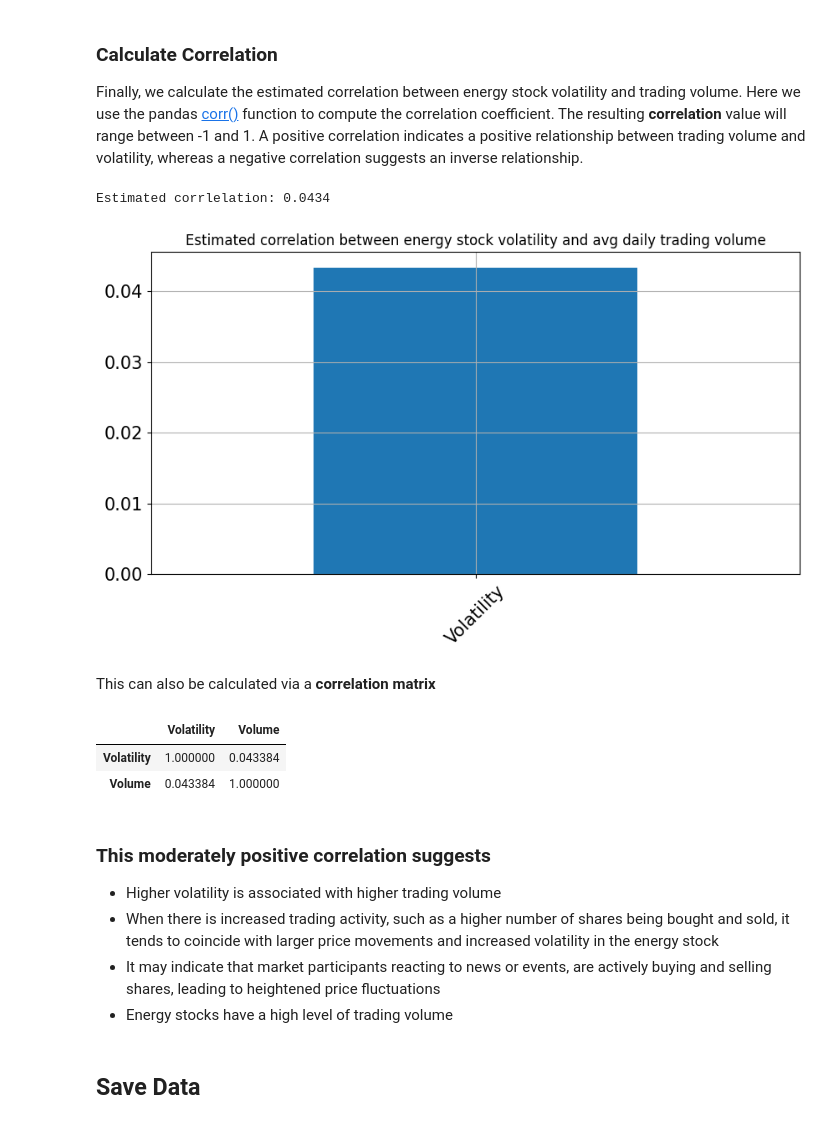
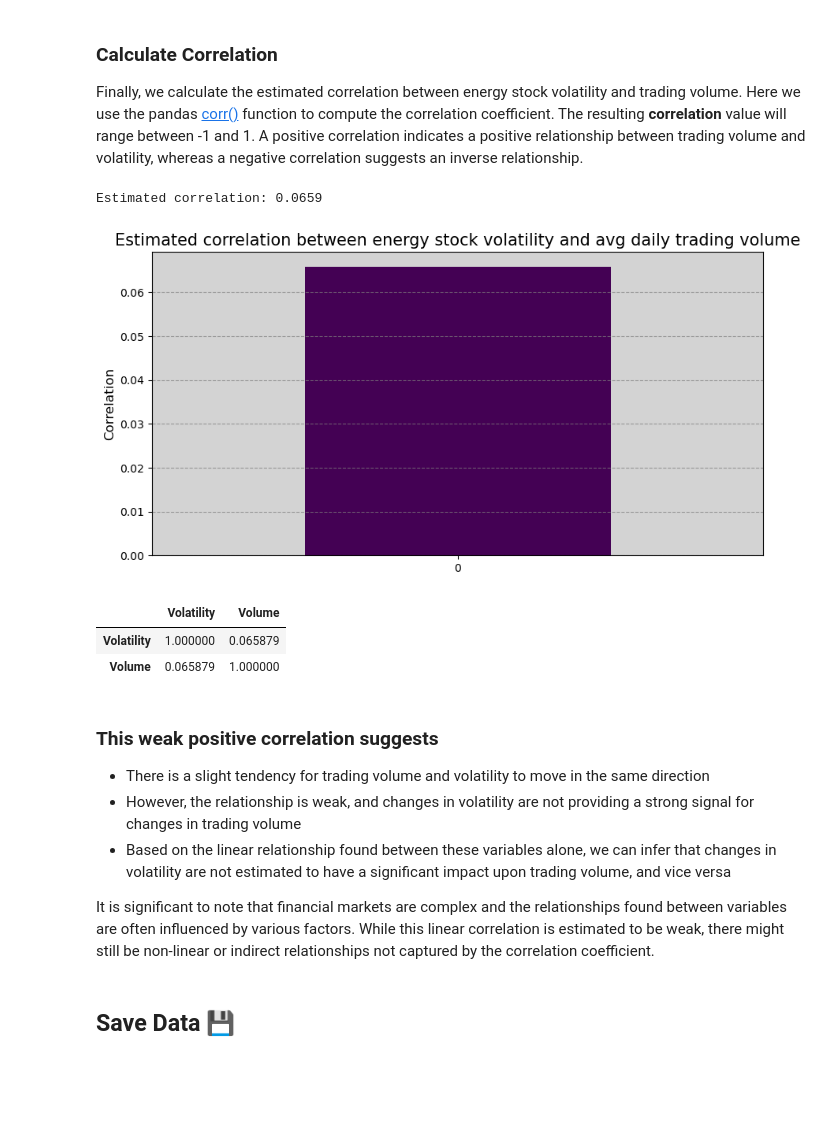
Before and after one commit to c-grigsby/kaggle-challenges, a Jupyter notebook: energy-stock-investments/notebooks/energy-stock-investments.ipynb, the cells around one changed output. Drawn from its saved outputs; the diff is of its cells as text; code cells hidden in the pictures; blank space fills up the shorter version.

```diff
--- a/energy-stock-investments/notebooks/energy-stock-investments.ipynb
+++ b/energy-stock-investments/notebooks/energy-stock-investments.ipynb
@@ -373,9 +470,9 @@ Here we need to calculate volatility, typically measured as the standard deviati
 This can be achieved by creating a new column in the DataFrame that represents the percentage change in the adjusted closing prices
 # %%
 # Calculate Daily Returns
-df_combined_without_vol_outliers['DailyReturns'] = df_combined_without_vol_outliers['Adj Close'].pct_change()
+df_combined['DailyReturns'] = df_combined['Adj Close'].pct_change()
 
-df_combined_without_vol_outliers.head()
+df_combined.head()
 # %% [output]
 |  | Date | Open | High | Low | Close | Adj Close | Volume | DailyReturns |
 | 0 | 2014-07-28 | 69.750000 | 71.059998 | 69.750000 | 70.879997 | 57.963978 | 1806400 | NaN |
@@ -389,10 +486,10 @@ Typically measured as the standard deviation of daily returns. Here we utilize t
 # %%
 # Specify rolling window size
-window_size = 30
+window_size = 20
 
 # Calculate Volatility
-df_combined_without_vol_outliers['Volatility'] = df_combined_without_vol_outliers['DailyReturns'].rolling(window_size).std()
+df_combined['Volatility'] = df_combined['DailyReturns'].rolling(window_size).std()
 
-df_combined_without_vol_outliers.tail()
+df_combined.tail()
 # %% [output]
 |  | Date | Open | High | Low | Close | Adj Close | Volume | DailyReturns | Volatility |
@@ -406,42 +525,45 @@ df_combined_without_vol_outliers.tail()
 Finally, we calculate the estimated correlation between energy stock volatility and trading volume. Here we use the pandas [corr()](https://pandas.pydata.org/docs/reference/api/pandas.DataFrame.corr.html) function to compute the correlation coefficient. The resulting **correlation** value will range between -1 and 1. A positive correlation indicates a positive relationship between trading volume and volatility, whereas a negative correlation suggests an inverse relationship.
 # %%
 # Calculate estimated correlation between the volatility of energy stocks and their average daily trading volume
-correlation = df_combined_without_vol_outliers['Volatility'].corr(df_combined_without_vol_outliers['Volume'])
+correlation = df_combined['Volatility'].corr(df_combined['Volume'])
 
-# Filter the aggregated dataframe for a plot
-df_volatility = pd.DataFrame(df_combined_without_vol_outliers, columns=['Volatility'])
+# Create a color palette
+colors = plt.cm.viridis(np.linspace(0, 1, 1))
+# Plot the correlation with background
+fig, ax = plt.subplots(figsize=(10, 5))
+correlation_df = pd.DataFrame({'Correlation': [correlation]})
+bar_plot = correlation_df.plot(kind='bar', color=colors, ax=ax, rot=0, legend=False)
+# Title and labels
+ax.set_title('Estimated correlation between energy stock volatility and avg daily trading volume', fontsize=15)
+ax.set_ylabel('Correlation', fontsize=12)
+# Remove numerical annotations within the bars
+[ax.annotate('', xy=(p.get_x() + p.get_width() / 2., p.get_height()), xytext=(0, 10),
+              textcoords='offset points', alpha=0) for p in bar_plot.patches]
+# Add grey horizontal grid lines
+ax.yaxis.grid(True, linestyle='--', alpha=0.7, color='grey')
+# Add grey background
+ax.set_facecolor('lightgrey')
 
-# Plot the correlation
-df_volatility.corrwith(df_combined_without_vol_outliers.Volume).plot.bar(figsize = (10, 5),
-                                                        title = 'Estimated correlation between energy stock volatility and avg daily trading volume',
-                                                        fontsize = 15,
-                                                        rot = 45,
-                                                        grid = True)
 # Display
-print(f"Estimated corrlelation: {correlation:.4f}")
+print(f"Estimated correlation: {correlation:.4f}")
 plt.show()
+
+columns = ['Volatility', 'Volume']
+df_combined[columns].corr()
 # %% [output]
-Estimated corrlelation: 0.0434
+Estimated correlation: 0.0659
-[figure, old version]
+[figure, new version]
+|  | Volatility | Volume |
+| Volatility | 1.000000 | 0.065879 |
+| Volume | 0.065879 | 1.000000 |
-# %% [markdown]
-This can also be calculated via a **correlation matrix**
-# %%
-# Select columns of interest
-columns = ['Volatility', 'Volume']
-
-# Calculate the estimated correlation matrix
-df_combined_without_vol_outliers[columns].corr()
-# %% [output]
-|  | Volatility | Volume |
-| Volatility | 1.000000 | 0.043384 |
-| Volume | 0.043384 | 1.000000 |
 # %% [markdown]
-### This moderately positive correlation suggests
+### This weak positive correlation suggests
 
-- Higher volatility is associated with higher trading volume
-- When there is increased trading activity, such as a higher number of shares being bought and sold, it tends to coincide with larger price movements and increased volatility in the energy stock
-- It may indicate that market participants reacting to news or events, are actively buying and selling shares, leading to heightened price fluctuations
-- Energy stocks have a high level of trading volume
+- There is a slight tendency for trading volume and volatility to move in the same direction
+- However, the relationship is weak, and changes in volatility are not providing a strong signal for changes in trading volume
+- Based on the linear relationship found between these variables alone, we can infer that changes in volatility are not estimated to have a significant impact upon trading volume, and vice versa
+
+It is significant to note that financial markets are complex and the relationships found between variables are often influenced by various factors. While this linear correlation is estimated to be weak, there might still be non-linear or indirect relationships not captured by the correlation coefficient.
 # %% [markdown]
-## Save Data
+## Save Data 💾
 # %%
```
Also changed, not shown: parts of 44 cells of this notebook, 2 other files.
